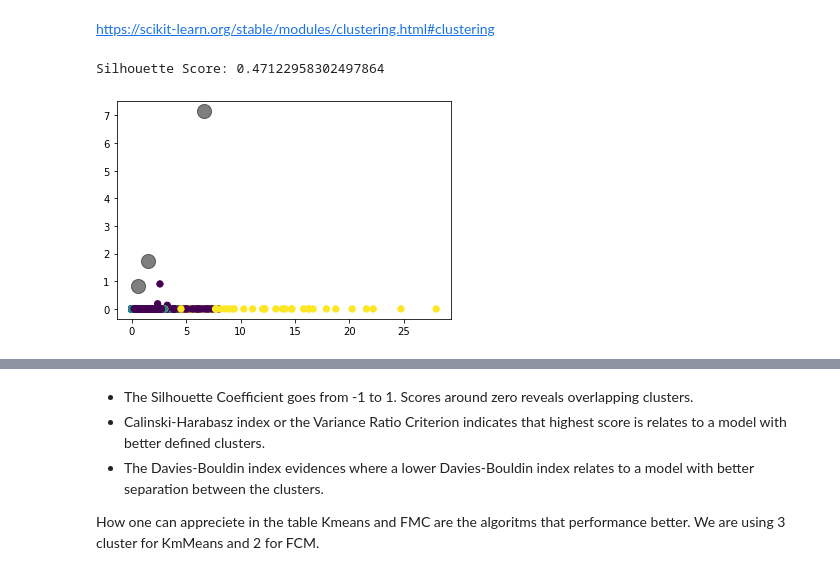
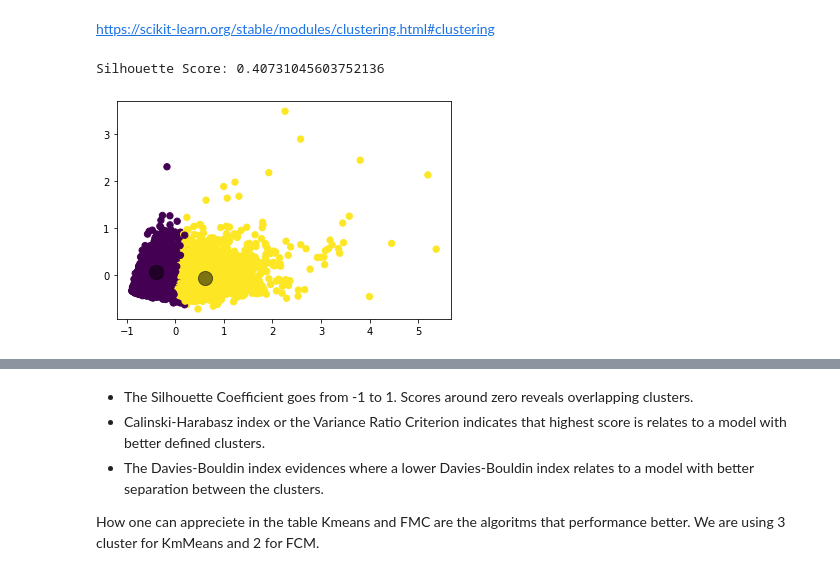
Before and after one commit to Insectonwindscreen/MLxB_CA1, a Jupyter notebook: Marketing_analysis_clusters_1.ipynb, the cells around one changed output, grey strips where cells are left out. Cells and saved outputs as stored; diff of their text form; code cells hidden in the pictures.

```diff
--- a/Marketing_analysis_clusters_1.ipynb
+++ b/Marketing_analysis_clusters_1.ipynb
@@ -258,0 +329,2 @@ array([[-0.73198937, -0.24943448, -0.42489974, ..., -0.31096755,
+# %%
+autoencoder.fit(df_scaled, df_scaled, epochs = 50)
@@ -261,17 +361,17 @@ array([[-0.73198937, -0.24943448, -0.42489974, ..., -0.31096755,
 # %%
-# keep the first four principal components of the data
+# keep the first principal components of the data
 print("PCA df")
-pca = PCA()#n_components = 20
+pca = PCA(0.995)#n_components = 20
 # fit PCA model
-principalComponents = pca.fit(creditcard_df_scaled)
+principalComponents = pca.fit(df_ann)
 # transform data onto the first two principal components
-df_X_pca  = pca.transform(creditcard_df_scaled)
-print("Original shape: {}".format(str(creditcard_df_scaled.shape)))
-print("Reduced shape: {}".format(str(df_X_pca.shape)))
+df_pca = pca.transform(df_ann)#fit the dtaset scaled and passed for ANN
+print("Original shape: {}".format(str(df_ann.shape)))#checking shape
+print("Reduced shape: {}".format(str(df_pca.shape)))#checking shape
 
 
 # Plot the explained variances
-plt.figure(figsize=(6, 2))
+plt.figure(figsize=(6, 2))#setting size
 features = range(pca.n_components_)
 plt.bar(features, pca.explained_variance_ratio_, color='blue')
 plt.xlabel('PCA features')
@@ -286,10 +386,8 @@ idx = np.arange(n_components)+1
 df_explained_variance = pd.DataFrame([explained_variance, cum_explained_variance],
                                       index=['explained variance', 'cumulative'],
                                       columns=idx).T
+plt.show()
 
-
-
-plt.show()
 mean_explained_variance = df_explained_variance.iloc[:,0].mean() # calculate mean explained variance
 # Print explained variance as plain text
 print('PCA Overview')
@@ -331,19 +422,19 @@ distortions = []# the average of the squared distances
 inertias = []#sum of squared distances of samples to their closest cluster center.
 map1 = {}
 map2 = {}
-K= range(1, 8)
+K= range(1, 4)
 for i in K:
     # Building and fitting the model
-    Model = KMeans(n_clusters=i).fit(creditcard_df_scaled)
-    Model.fit(creditcard_df_scaled)
+    Model = KMeans(n_clusters=i).fit(df_pca)
+    Model.fit(df_pca)
     label = Model.labels_
 
-    distortions.append(sum(np.min(cdist(creditcard_df_scaled, Model.cluster_centers_,
-                                        'euclidean'), axis=1)) / creditcard_df_scaled.shape[0])
+    distortions.append(sum(np.min(cdist(df_pca, Model.cluster_centers_,
+                                        'euclidean'), axis=1)) / df_pca.shape[0])
     inertias.append(Model.inertia_)
 
-    map1[i] = sum(np.min(cdist(creditcard_df_scaled, Model.cluster_centers_,
-                                   'euclidean'), axis=1)) / creditcard_df_scaled.shape[0]
+    map1[i] = sum(np.min(cdist(df_pca, Model.cluster_centers_,
+                                   'euclidean'), axis=1)) / df_pca.shape[0]
     map2[i] = Model.inertia_
 # %%
 for key, val in map1.items():
@@ -513,44 +490,41 @@ from sklearn.metrics import davies_bouldin_score
 # %% [markdown]
 https://scikit-learn.org/stable/modules/clustering.html#clustering
 # %%
-#Let's use the Standard Scaler
-scaler = StandardScaler()
-df= creditcard_df.values
-df= scaler.fit_transform(df)
-x=compact
+x=df_pca
 
 #creating list
 models = ['KMeans', 'Agglomerative Clustering',' FCM',
           'GaussianMixture', 'Birch']
+k= 2
 Cluster = []
 Score_Silhouette = []
 Score_Calinski_Harabasz = []
 Score_Davies_Bouldin = []
 # %%
-kmeans = KMeans(n_clusters = 3, max_iter = 300, n_init = 10, random_state = 38)
+kmeans = KMeans(n_clusters = k, max_iter = 300, n_init = 10, random_state = 38)
 y_kmeans = kmeans.fit_predict(x)
 centers = kmeans.cluster_centers_
 
 
 # Visualising the clusters using scatter() method
 plt.scatter(x[:,0], x[:,3], c=y_kmeans, s=40, cmap='viridis')
 plt.scatter(centers[:, 0], centers[:, 1], c='black', s=200, alpha=0.5);
 
 
 # Plotting the centroids of the clusters
 #plt.scatter(kmeans.cluster_centers_[:, 0], kmeans.cluster_centers_[:,1], s = 50, c = 'yellow', label = 'Centroids')
 #plt.legend(loc ="best")
 # Display the silhouette score values
 print(f'Silhouette Score: {silhouette_score(x, y_kmeans)}')
 
 # Create an additional column in the dataframe (df) as KMeans_labels
-Cluster.append('3')
+Cluster.append(k)
 Score_Silhouette.append(silhouette_score(x, y_kmeans))
 Score_Calinski_Harabasz.append(metrics.calinski_harabasz_score(x, y_kmeans))
 Score_Davies_Bouldin.append(davies_bouldin_score(x, y_kmeans))
 # %% [output]
-Silhouette Score: 0.47122958302497864
+Silhouette Score: 0.40731045603752136
-[figure, old version]
+[figure, new version]
 # %%
 kmeans = AgglomerativeClustering(n_clusters = 2, affinity = 'euclidean', linkage = 'ward')
 y_kmeans = kmeans.fit_predict(x)
```
Also changed, not shown: parts of 101 cells of this notebook.
